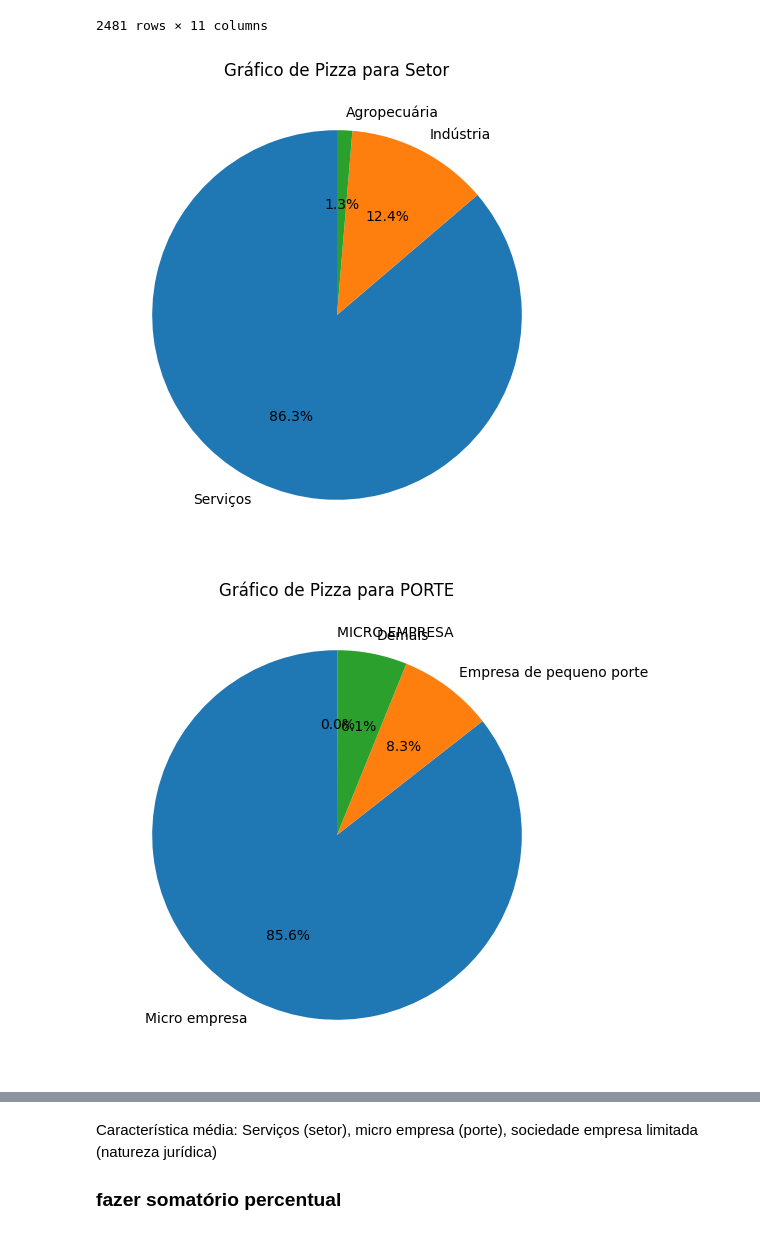
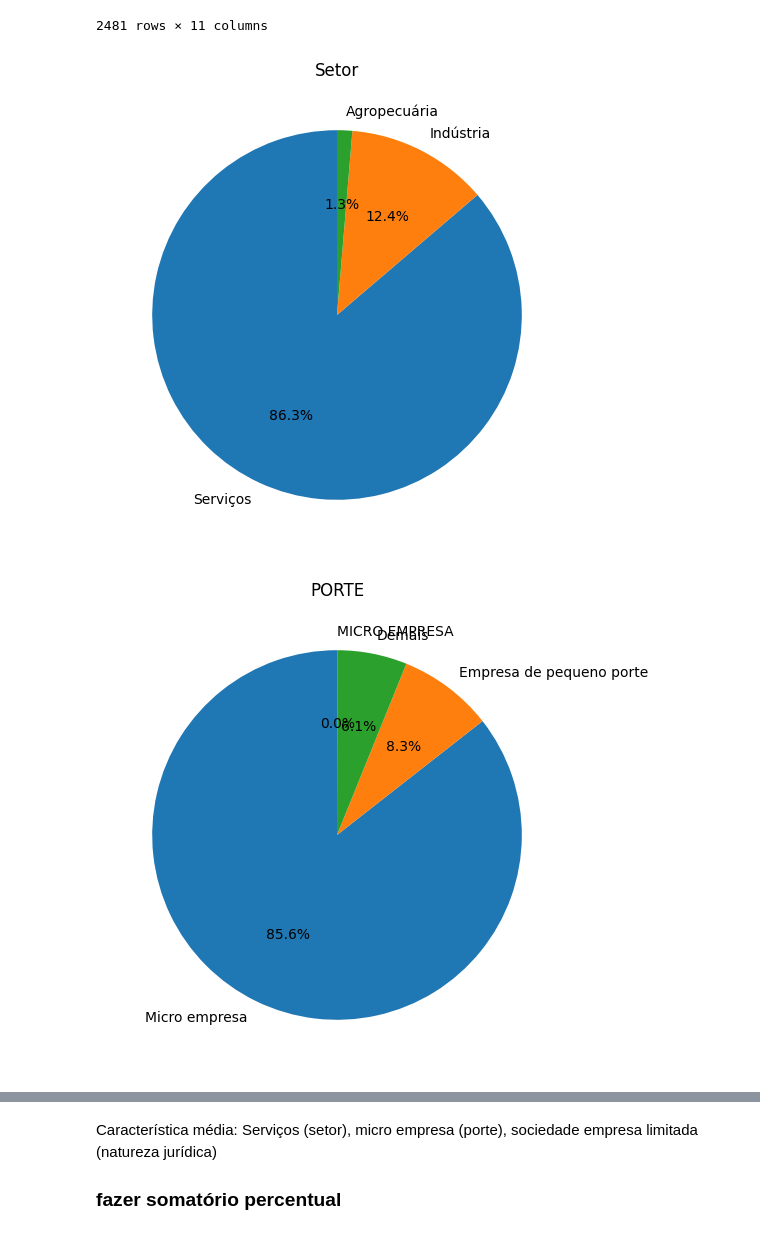
Before and after one commit to MauricioPozzebon/freelance-katia, a Jupyter notebook: analises.ipynb, the cells around one changed output, grey strips where cells are left out. Saved outputs shown, nothing was run; the diff lists cells and outputs as text; code cells hidden in the pictures.

```diff
--- a/analises.ipynb
+++ b/analises.ipynb
@@ -40,16 +42,17 @@ df['Ano'] = df['ABERTURA'].dt.year
 # %%
 # Especifique as colunas que você deseja incluir no gráfico de pizza
 colunas_pizza = ['Setor',
                 'PORTE',
-                'NATUREZA JURÍDICA'
+                'NATUREZA JURÍDICA',
+                "BAIRRO"
 ]
 
 for coluna in colunas_pizza:
     contagem_classes = df[coluna].value_counts()
     plt.figure(figsize=(8, 6))
     plt.pie(contagem_classes, labels=contagem_classes.index, autopct='%1.1f%%', startangle=90)
-    plt.title(f'Gráfico de Pizza para {coluna}')
+    plt.title(f'{coluna}')
     plt.show()
 # %% [output]
-[figure, old version]
+[figure, new version]
-[figure, old version]
+[figure, new version]
```
Also changed, not shown: parts of 23 cells of this notebook.
